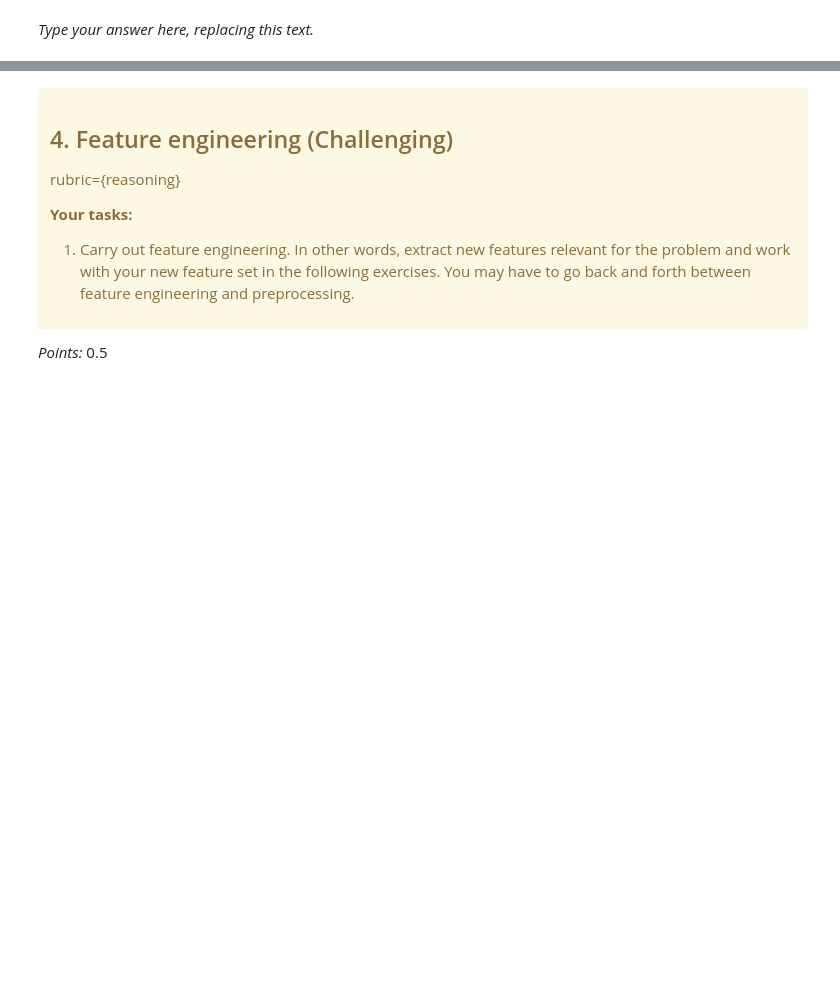
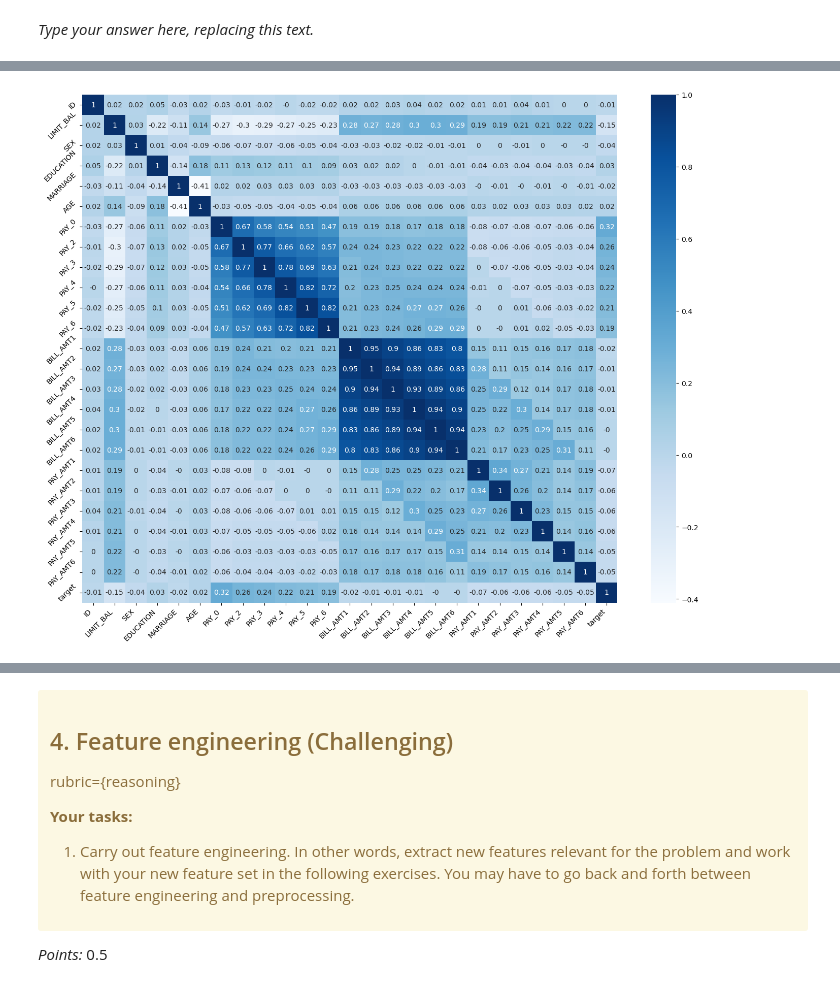
Before and after one commit to joeywwwu/573-lab4, a Jupyter notebook: lab4.ipynb, the cells around one changed output, grey strips where cells are left out. Drawn from its saved outputs; the diff is of its cells as text; code cells hidden in the pictures; blank space fills up the shorter version.

Commit message:
finished EDA draft plots

```diff
--- a/lab4.ipynb
+++ b/lab4.ipynb
@@ -91,0 +97,4 @@ _Type your answer here, replacing this text._
+# %%
+df = pd.read_csv("./data/UCI_Credit_Card.csv")
+df.rename(columns={"default.payment.next.month" : "target"}, inplace=True)
+df.head()
@@ -113,3 +148,5 @@ _Points:_ 1
+# %%
+df_train, df_test = train_test_split(df, test_size=0.2, random_state=123)
 # %% [markdown]
 <!-- END QUESTION -->
 
@@ -145,0 +206,9 @@ _Type your answer here, replacing this text._
+# %%
+corr = df_train.corr().round(2)
+plt.figure(figsize=(17, 13))
+sns.heatmap(corr, cmap="Blues", annot=True)
+plt.xticks(rotation=45, ha='right')
+plt.yticks(rotation=45)
+plt.show()
+# %% [output]
+[figure, added]
```
Also changed, not shown: parts of 15 cells of this notebook, 1 other file.
